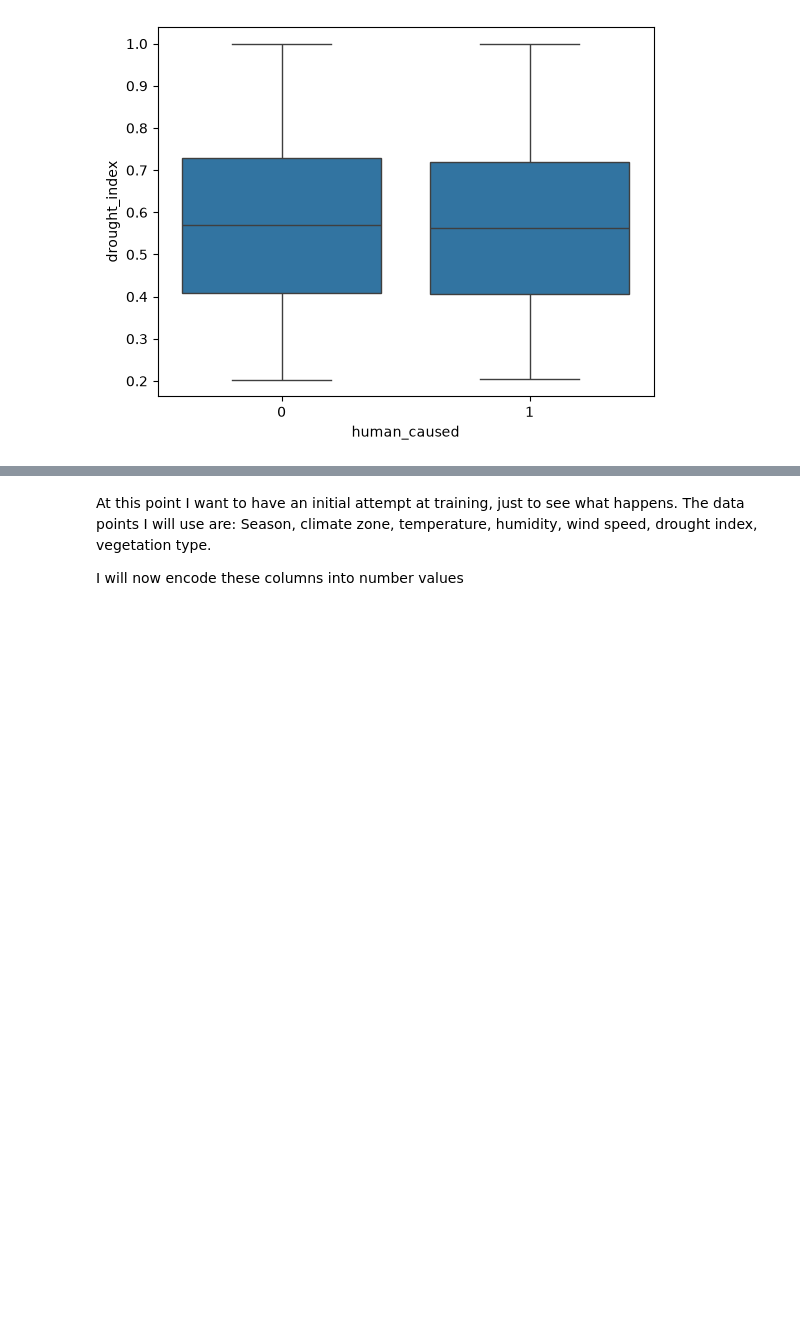
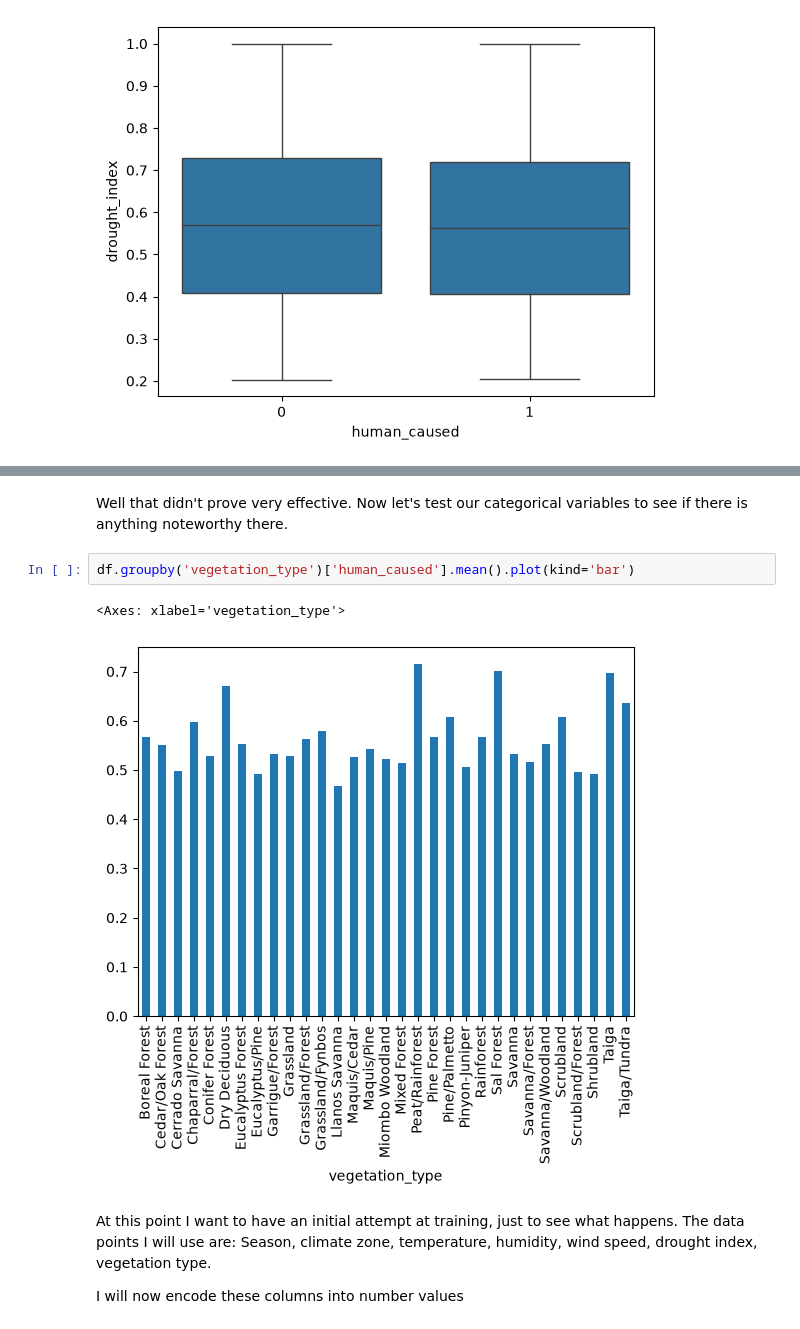
Before and after one commit to EdKinge/Wildfire-ML-Project, a Jupyter notebook: wildfire.ipynb, the cells around one changed output, grey strips where cells are left out. Saved outputs shown, nothing was run; the diff lists cells and outputs as text; blank space fills up the shorter version.

Commit message:
Trying to see if there is any correlation

```diff
--- a/wildfire.ipynb
+++ b/wildfire.ipynb
@@ -267,3 +261,10 @@ Name: human_caused, dtype: float64
+# %% [markdown]
+Well that didn't prove very effective. Now let's test our categorical variables to see if there is anything noteworthy there.
+# %%
+df.groupby('vegetation_type')['human_caused'].mean().plot(kind='bar')
+# %% [output]
+<Axes: xlabel='vegetation_type'>
+[figure, added]
 # %% [markdown]
 At this point I want to have an initial attempt at training, just to see what happens. The data points I will use are: Season, climate zone, temperature, humidity, wind speed, drought index, vegetation type.
 
```
Also changed, not shown: parts of 2 cells of this notebook.
